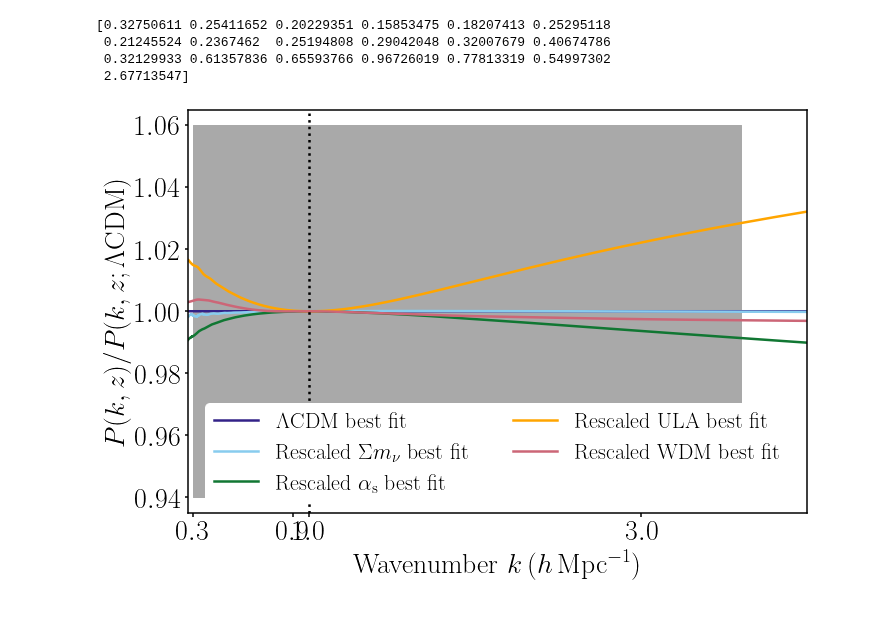
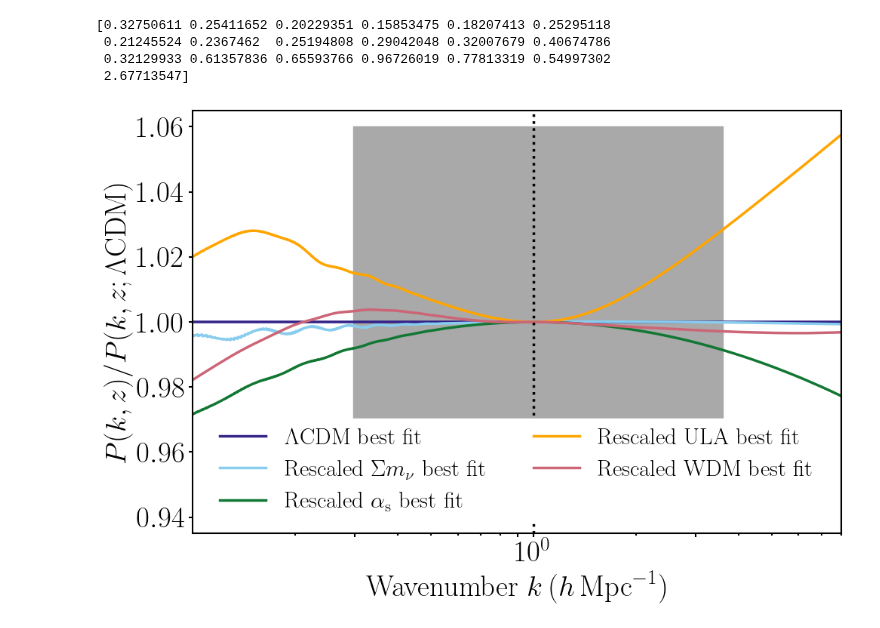
Before and after one commit to keirkwame/axionEmu, a Jupyter notebook: axion_power_rescaling.ipynb, the cells around one changed output. Drawn from its saved outputs; the diff is of its cells as text; code cells hidden in the pictures.

```diff
--- a/axion_power_rescaling.ipynb
+++ b/axion_power_rescaling.ipynb
@@ -202,34 +202,35 @@ plt.rc('font', family='serif', size=28.) #28 normally
 plt.rc('axes', linewidth=1.5)
 plt.rc('xtick.major', width=1.5)
 plt.rc('xtick.minor', width=1.5)
 plt.rc('ytick.major', width=1.5)
 plt.rc('ytick.minor', width=1.5)
 
 plot_colours = dc.get_distinct(5)
 plot_colours[3] = 'orange'
 power_labels = [r'$\Lambda$CDM best fit', r'Rescaled $\Sigma m_\nu$ best fit', r'Rescaled $\alpha_\mathrm{s}$ best fit', r'Rescaled ULA best fit', r'Rescaled WDM best fit']
 
 fig, axes = plt.subplots(nrows=1, ncols=1, figsize=(10., 6.67))
 axes = [axes,]
 #axes[0].axhline(y=1., color=plot_colours[0], label=r'$\Lambda$CDM best fit', lw=2.5)
 for i in range(len(matter_power_rescaled_all)):
     matter_power_interp = np.exp(np.interp(np.log10(k_samp), np.log10(matter_powers[i][:, 0]), matter_power_rescaled_all[i]))
     if i == 0:
         matter_power_interp_LCDM = cp.deepcopy(matter_power_interp)
 
     axes[0].plot(k_samp, matter_power_interp / matter_power_interp_LCDM, label=power_labels[i], color=plot_colours[i], lw=2.5)
 axes[0].axvline(x=1., color='black', ls=':', lw=2.5) #label=r'eBOSS Ly-$\alpha$ forest pivot wavenumber $k_\mathrm{p}$'
 axes[0].fill_betweenx(y=[0.94, 1.06], x1=np.min(error_eBOSS[:, 0] / 0.7), x2=np.max(error_eBOSS[:, 0] / 0.7), color='#A9A9A9')
 #, label=r'eBOSS Ly-$\alpha$ forest sensitivity'
 axes[0].legend(frameon=True, fontsize=22., loc='lower center', facecolor='white', framealpha=1., edgecolor='white', ncol=2)
+axes[0].set_xscale('log')
 axes[0].set_xticks([0.3, 0.9, 1., 3.])
-#axes[0].set_xscale('log')
 axes[0].set_xlabel(r'Wavenumber $k\,(h\,\mathrm{Mpc}^{-1})$')
 axes[0].set_ylabel(r'$P(k,z) / P(k,z; \Lambda\mathrm{CDM})$')
-axes[0].set_xlim([0.27, 4.])
+#axes[0].set_xlim([0.27, 4.])
+axes[0].set_xlim([0.1, 8.])
 axes[0].set_ylim([0.935, 1.065])
 
 fig.subplots_adjust(left=0.13, right=0.99, top=0.99, bottom=0.15)
-plt.savefig('model_residual_best_fit8_v2.pdf')
+plt.savefig('model_residual_best_fit8_v2_extend_range.pdf')
 # %% [output]
-[figure, old version]
+[figure, new version]
```
Also changed, not shown: parts of 2 cells of this notebook, 1 other file.
